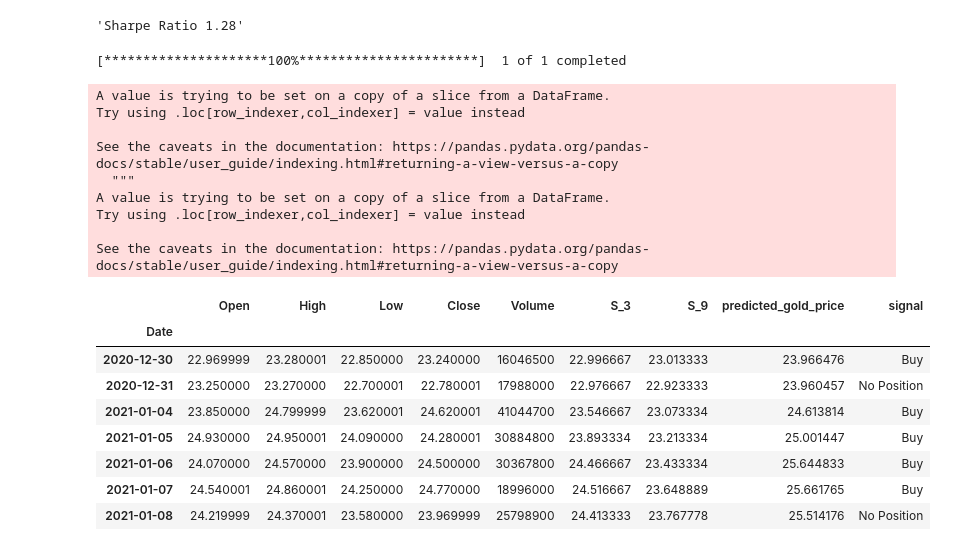
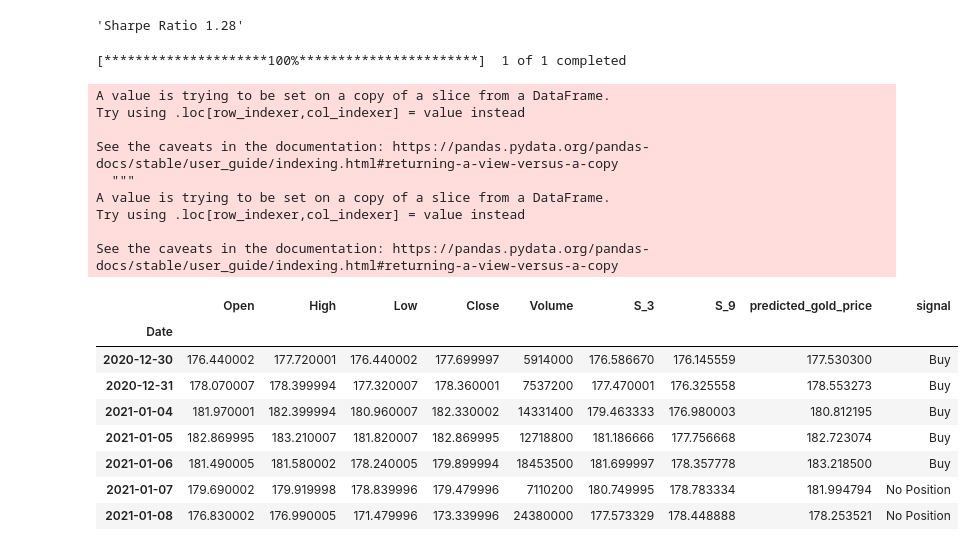
Before and after one commit to tompoles/Portfolio, a Jupyter notebook: Linear_gold_prediction.ipynb, the cells around one changed output. Drawn from its saved outputs; the diff is of its cells as text; code cells hidden in the pictures.

Commit message:
machine learning linear regression model that takes information from the past Gold ETF (GLD) prices and returns a prediction of the Gold ETF price the next day.

```diff
--- a/Linear_gold_prediction.ipynb
+++ b/Linear_gold_prediction.ipynb
@@ -231,30 +231,30 @@ plt.show()
 # %% [output]
 'Sharpe Ratio 1.28'
 # %%
-data = yf.download('GOLD', '2008-06-01', '2021-1-30', auto_adjust=True)
+data = yf.download('GLD', '2008-06-01', '2021-1-30', auto_adjust=True)
 data['S_3'] = data['Close'].rolling(window=3).mean()
 data['S_9'] = data['Close'].rolling(window=9).mean()
 data = data.dropna()
 data['predicted_gold_price'] = linear.predict(data[['S_3', 'S_9']])
 data['signal'] = np.where(data.predicted_gold_price.shift(1) < data.predicted_gold_price,"Buy","No Position")
 data.tail(7)
 # %% [output]
 [*********************100%***********************]  1 of 1 completed
 A value is trying to be set on a copy of a slice from a DataFrame.
 Try using .loc[row_indexer,col_indexer] = value instead
 
 See the caveats in the documentation: https://pandas.pydata.org/pandas-docs/stable/user_guide/indexing.html#returning-a-view-versus-a-copy
   """
 A value is trying to be set on a copy of a slice from a DataFrame.
 Try using .loc[row_indexer,col_indexer] = value instead
 
 See the caveats in the documentation: https://pandas.pydata.org/pandas-docs/stable/user_guide/indexing.html#returning-a-view-versus-a-copy
 |  | Open | High | Low | Close | Volume | S_3 | S_9 | predicted_gold_price | signal |
 | Date |  |  |  |  |  |  |  |  |  |
-| 2020-12-30 | 22.969999 | 23.280001 | 22.850000 | 23.240000 | 16046500 | 22.996667 | 23.013333 | 23.966476 | Buy |
-| 2020-12-31 | 23.250000 | 23.270000 | 22.700001 | 22.780001 | 17988000 | 22.976667 | 22.923333 | 23.960457 | No Position |
-| 2021-01-04 | 23.850000 | 24.799999 | 23.620001 | 24.620001 | 41044700 | 23.546667 | 23.073334 | 24.613814 | Buy |
-| 2021-01-05 | 24.930000 | 24.950001 | 24.090000 | 24.280001 | 30884800 | 23.893334 | 23.213334 | 25.001447 | Buy |
-| 2021-01-06 | 24.070000 | 24.570000 | 23.900000 | 24.500000 | 30367800 | 24.466667 | 23.433334 | 25.644833 | Buy |
-| 2021-01-07 | 24.540001 | 24.860001 | 24.250000 | 24.770000 | 18996000 | 24.516667 | 23.648889 | 25.661765 | Buy |
-| 2021-01-08 | 24.219999 | 24.370001 | 23.580000 | 23.969999 | 25798900 | 24.413333 | 23.767778 | 25.514176 | No Position |
+| 2020-12-30 | 176.440002 | 177.720001 | 176.440002 | 177.699997 | 5914000 | 176.586670 | 176.145559 | 177.530300 | Buy |
+| 2020-12-31 | 178.070007 | 178.399994 | 177.320007 | 178.360001 | 7537200 | 177.470001 | 176.325558 | 178.553273 | Buy |
+| 2021-01-04 | 181.970001 | 182.399994 | 180.960007 | 182.330002 | 14331400 | 179.463333 | 176.980003 | 180.812195 | Buy |
+| 2021-01-05 | 182.869995 | 183.210007 | 181.820007 | 182.869995 | 12718800 | 181.186666 | 177.756668 | 182.723074 | Buy |
+| 2021-01-06 | 181.490005 | 181.580002 | 178.240005 | 179.899994 | 18453500 | 181.699997 | 178.357778 | 183.218500 | Buy |
+| 2021-01-07 | 179.690002 | 179.919998 | 178.839996 | 179.479996 | 7110200 | 180.749995 | 178.783334 | 181.994794 | No Position |
+| 2021-01-08 | 176.830002 | 176.990005 | 171.479996 | 173.339996 | 24380000 | 177.573329 | 178.448888 | 178.253521 | No Position |
```
